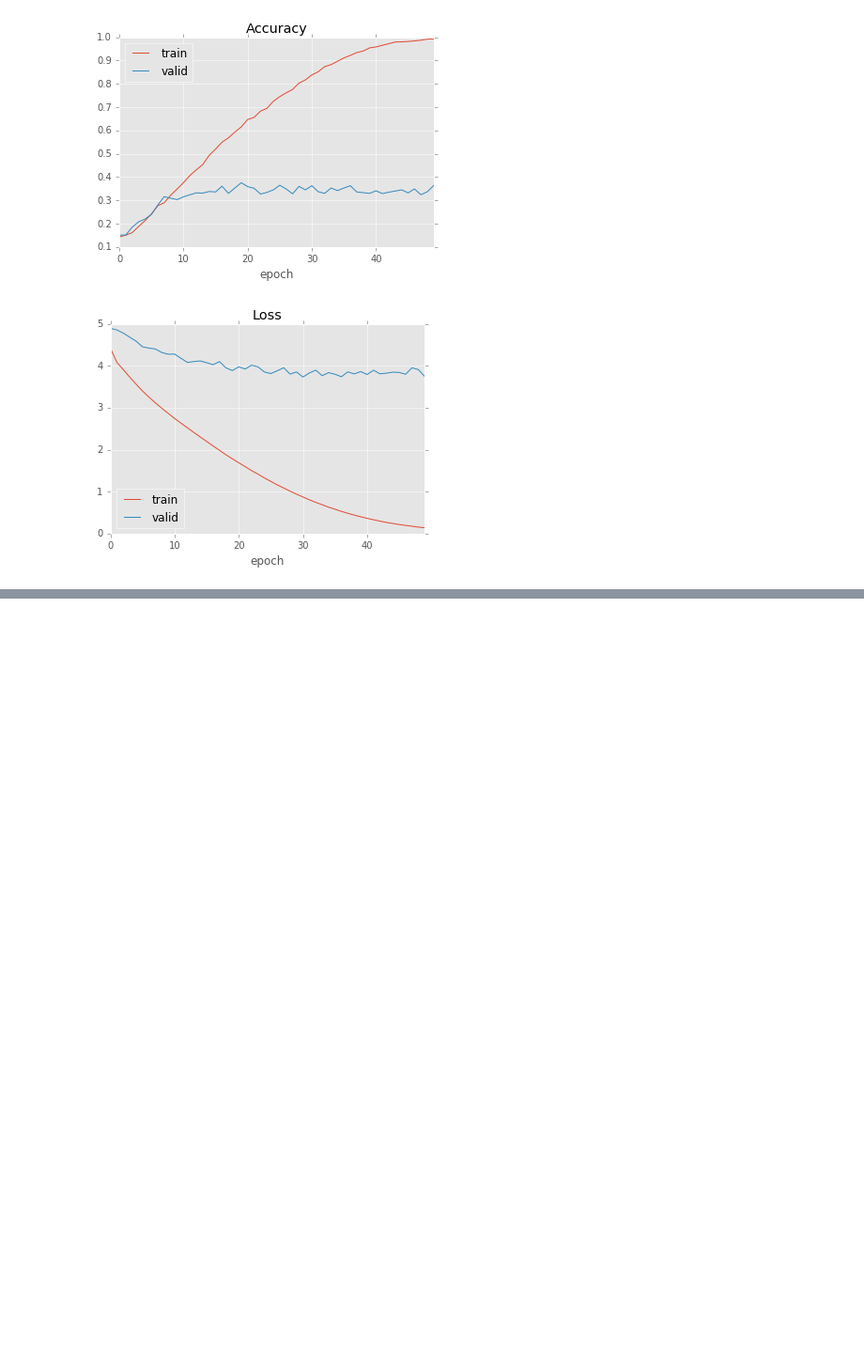
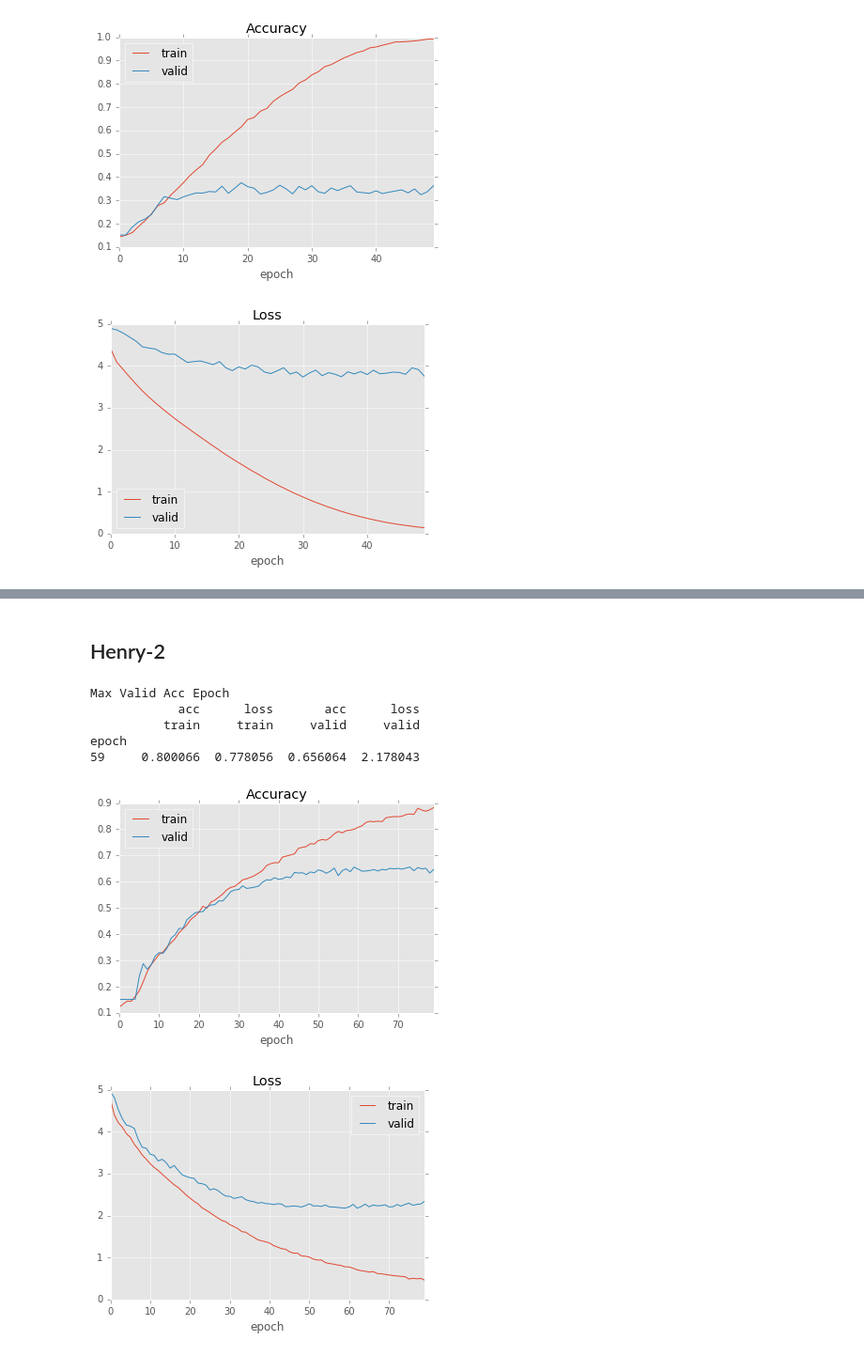
Before and after one commit to vickyliin/NLIL, a Jupyter notebook: train_law_classifier_cnn.ipynb, the cells around one changed output, grey strips where cells are left out. Shown at 94% size. Cells and saved outputs as stored; diff of their text form; code cells hidden in the pictures; blank space fills up the shorter version.

```diff
--- a/train_law_classifier_cnn.ipynb
+++ b/train_law_classifier_cnn.ipynb
@@ -295,0 +319,23 @@ epoch
+# %% [markdown]
+## Henry-2
+# %%
+henry2 = model.CNN(maxlen=450, torel=relation,
+                  dense_layers=[200, 100], drop_dense=0.3, residue=True, drop_res=0.5, filter=100, feature=n_svd)
+henry2.featurize = lambda dataset: np.stack(dataset.feature.lsa)
+# %%
+# opt = optim.RMSprop(lr=1.2e-3)
+henry2.compile(loss='categorical_crossentropy',
+               optimizer='RMSprop',
+               metrics=['acc'])
+henry2.reset()
+hist_henry2 = henry2.fit(trainset, validset, epochs=80, batch_size=128)
+# %%
+record(hist_henry2)
+# %% [output]
+Max Valid Acc Epoch
+            acc      loss       acc      loss
+          train     train     valid     valid
+epoch
+59     0.800066  0.778056  0.656064  2.178043
+[figure, added]
+[figure, added]
```
Also changed, not shown: parts of 4 cells of this notebook, 1 other file.
